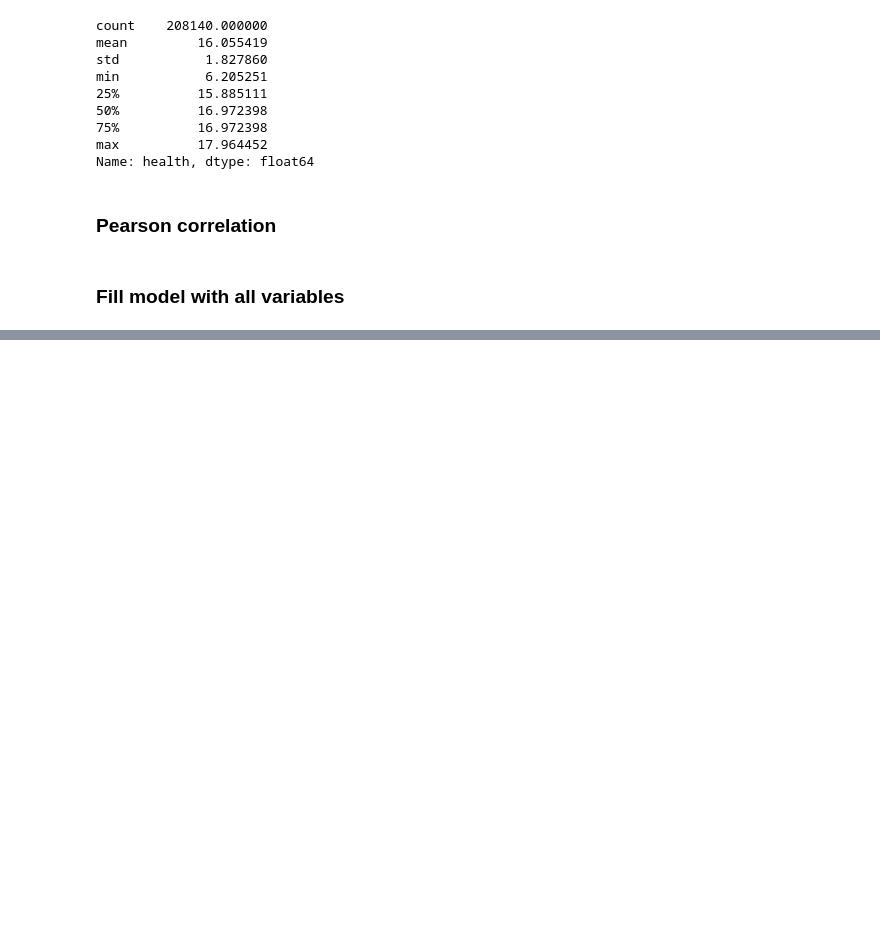
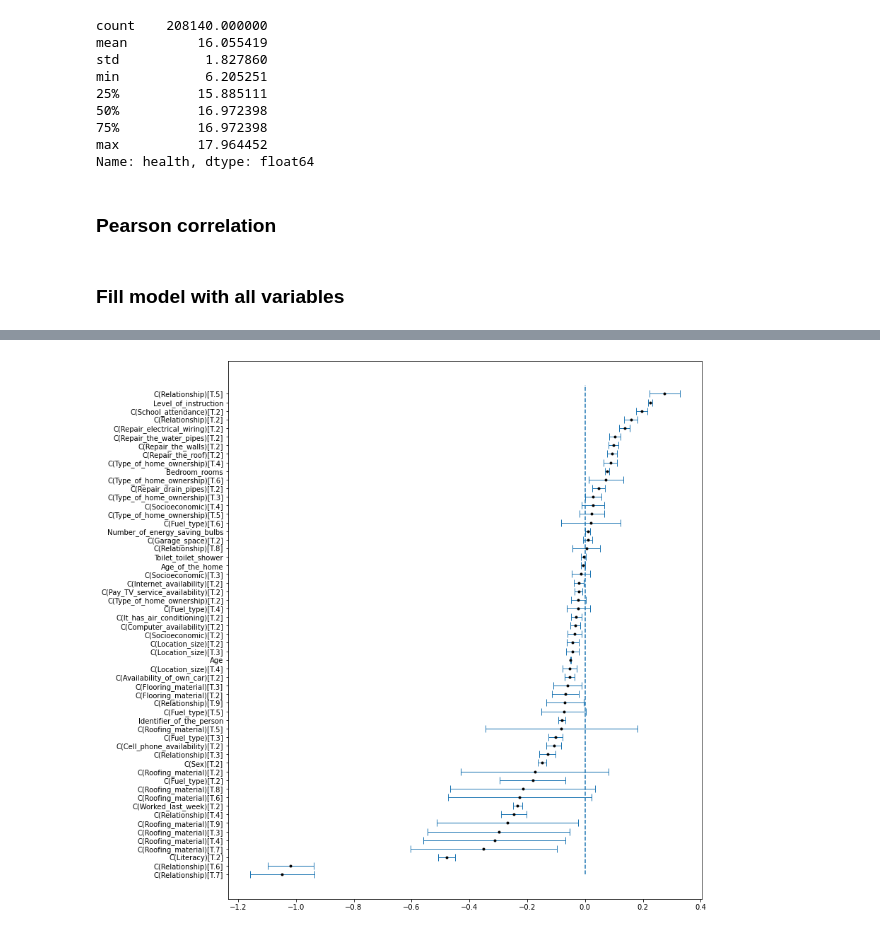
Before and after one commit to emarazz/ada_2020, a Jupyter notebook: Homework/04 - Detection of housing-health relationship/p4.ipynb, the cells around one changed output, grey strips where cells are left out. Cells and saved outputs as stored; diff of their text form; code cells hidden in the pictures; blank space fills up the shorter version.

Commit message:
graph regres

```diff
--- a/Homework/04 - Detection of housing-health relationship/p4.ipynb
+++ b/Homework/04 - Detection of housing-health relationship/p4.ipynb
@@ -197,0 +200,35 @@ Notes:
+# %%
+# feature names
+variables = res.params.index
+
+# quantifying uncertainty!
+
+# coefficients
+coefficients = res.params.values
+
+# p-values
+p_values = res.pvalues
+
+# standard errors
+standard_errors = res.bse.values
+# %%
+#sort them all by coefficients
+l1, l2, l3, l4 = zip(*sorted(zip(coefficients[1:], variables[1:], standard_errors[1:], p_values[1:])))
+
+# in this case, we index starting from the first element, not to plot the intercept
+
+# we will use standard errors, instead of CIs
+# two standard errors approximate the CIs (you can actually see in the summary table that
+# +/2 SI is equivalent to the CIs)
+# %%
+# Plotting
+plt.figure(figsize=(12,14))
+plt.errorbar(l1, np.array(range(len(l1))), xerr= 2*np.array(l3), linewidth = 1,
+             linestyle = 'none',marker = 'o',markersize= 3,
+             markerfacecolor = 'black',markeredgecolor = 'black', capsize= 5)
+
+plt.vlines(0,0, len(l1), linestyle = '--')
+
+plt.yticks(range(len(l2)),l2);
+# %% [output]
+[figure, added]
```
Also changed, not shown: parts of 4 cells of this notebook.
